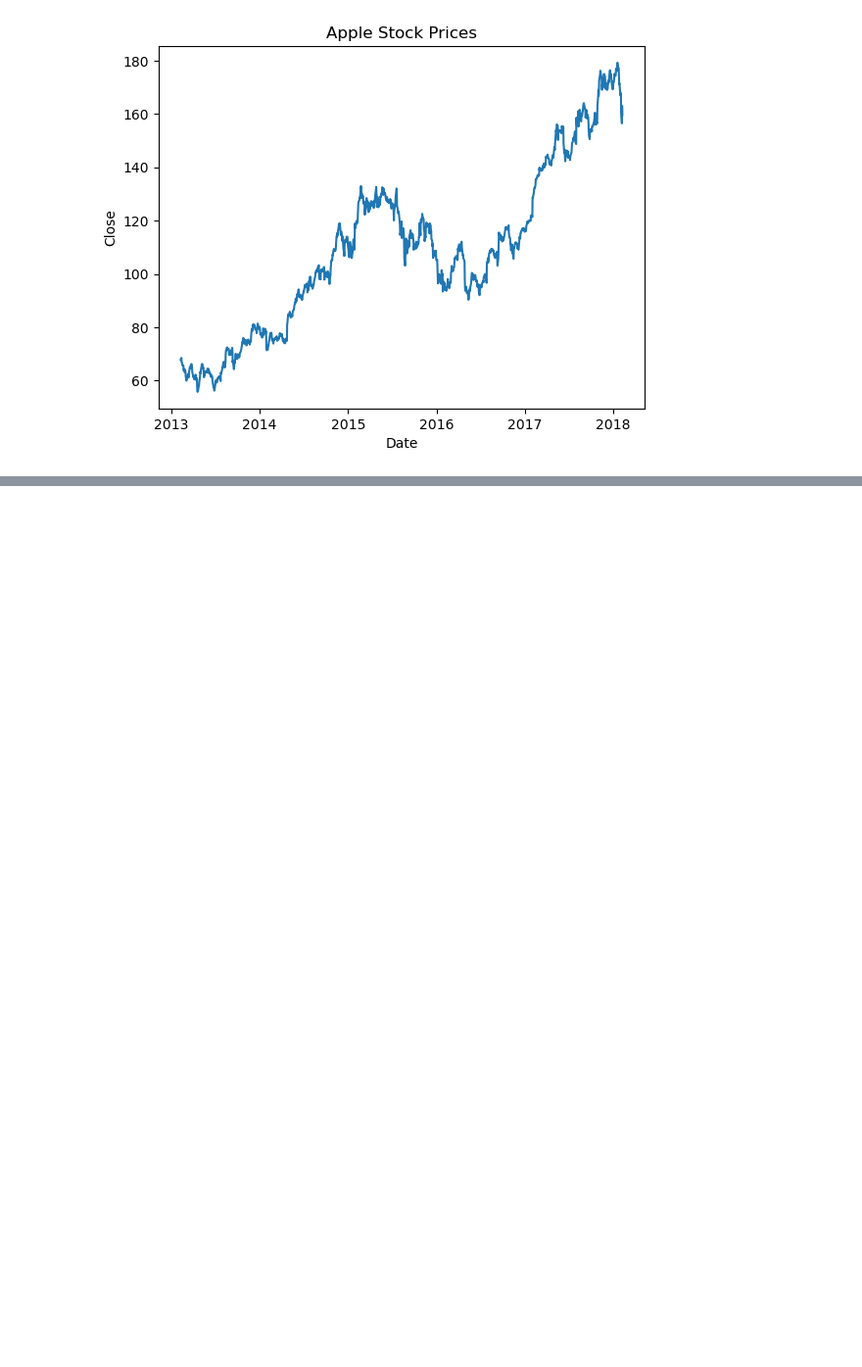
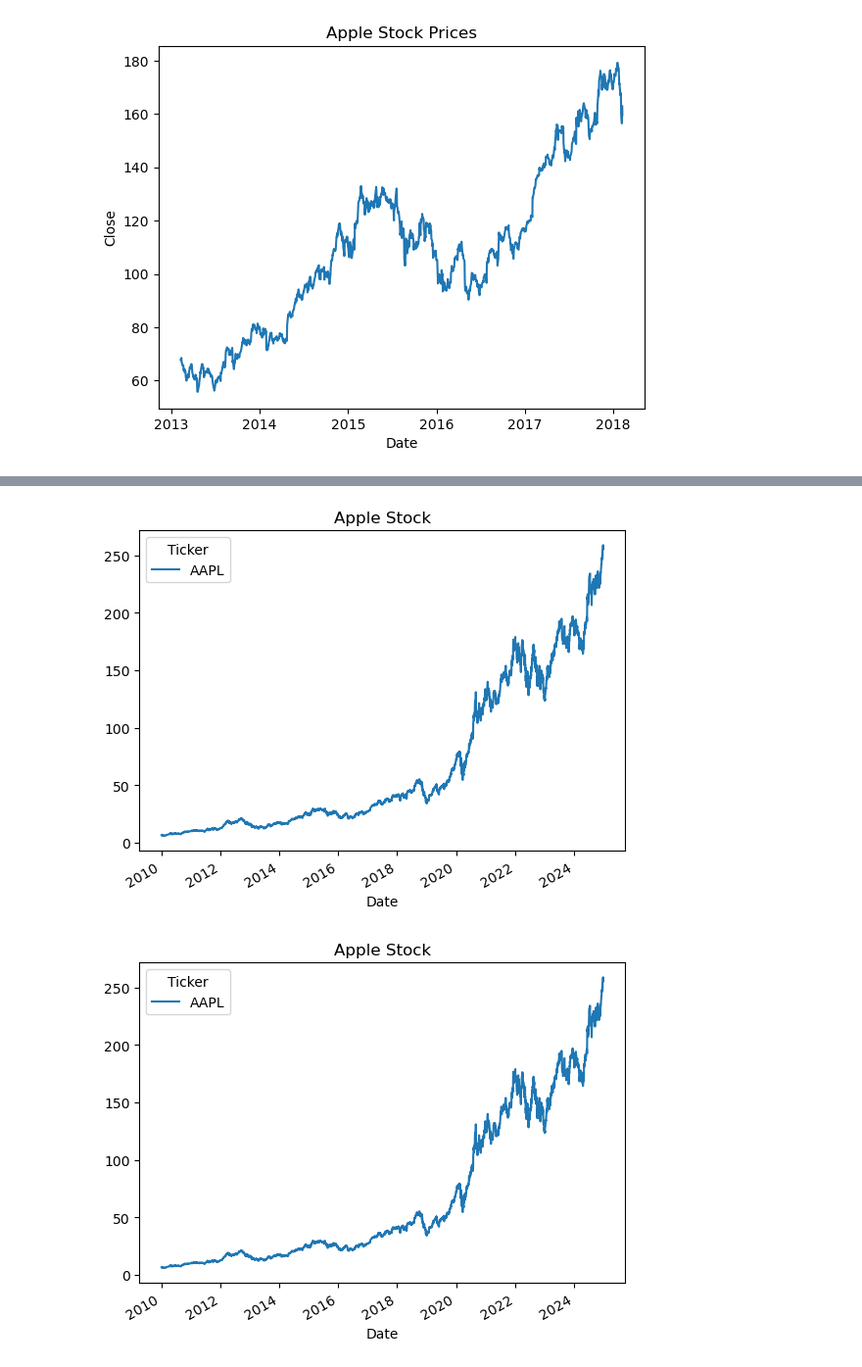
Before and after one commit to ishtiaqahmedz/practice_project_files, a Jupyter notebook: 907 Stock price pridiction.ipynb, the cells around one changed output, grey strips where cells are left out. Shown: that part at 98% size. Drawn from its saved outputs; the diff is of its cells as text; code cells hidden in the pictures; blank space fills up the shorter version.

```diff
--- a/907 Stock price pridiction.ipynb
+++ b/907 Stock price pridiction.ipynb
@@ -321,0 +383,2 @@ print(training),print(len (dataset) * .95)
+# %%
+df=yf.download("AAPL",start="2010-01-01", end=datetime.today(),progress=False)
@@ -321,0 +407,6 @@ print(training),print(len (dataset) * .95)
+# %%
+df.plot(y="Close",title="Apple Stock") #date is index which is fetched with "Close" column
+plt.show()
+# %% [output]
+[figure, added]
+[figure, added]
```
Also changed, not shown: parts of 11 cells of this notebook.
